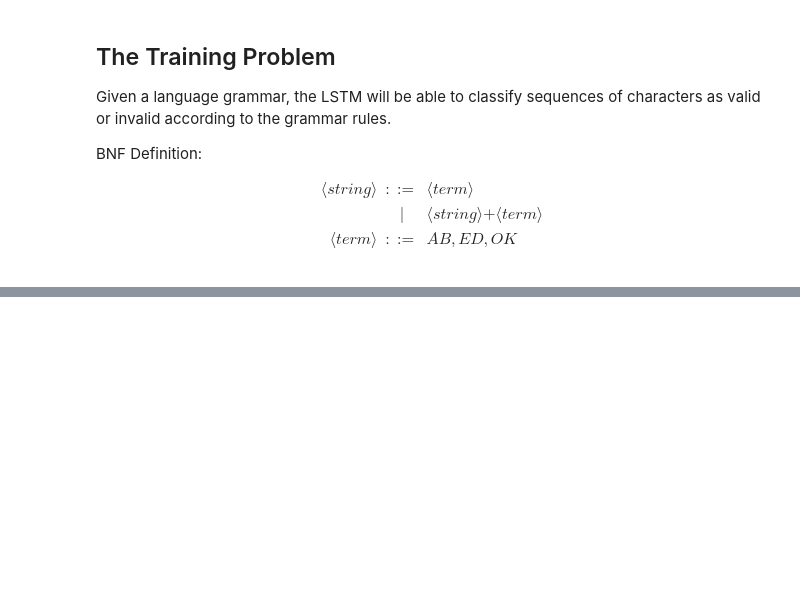
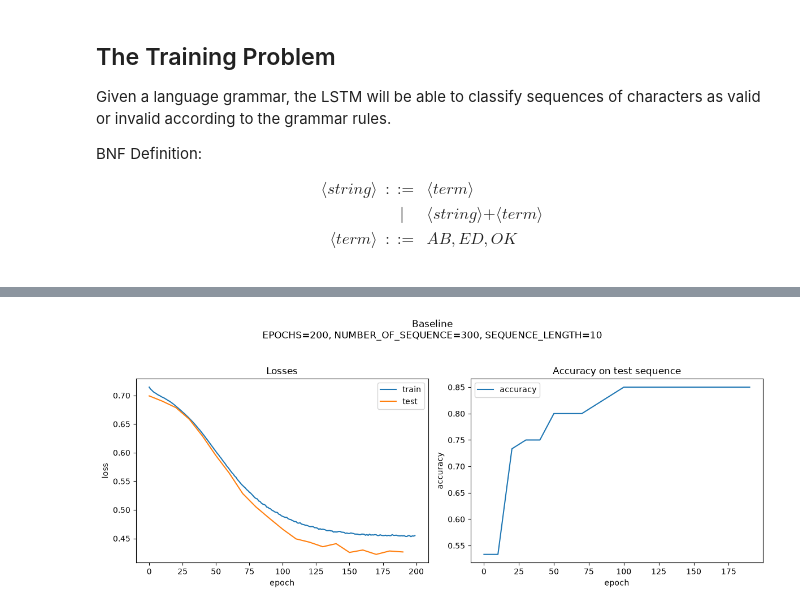
Before and after one commit to cecinuga/thorcino, a Jupyter notebook: examples/recurrent/scaling_law/main.ipynb, the cells around one changed output, grey strips where cells are left out. Drawn from its saved outputs; the diff is of its cells as text; code cells hidden in the pictures; blank space fills up the shorter version.

```diff
--- a/examples/recurrent/scaling_law/main.ipynb
+++ b/examples/recurrent/scaling_law/main.ipynb
@@ -114,0 +137,37 @@ def split_dataset(X: np.ndarray, Y: np.ndarray) -> tuple[np.array, np.array, np.
+# %%
+"""Baseline Hyperparameters configuration"""
+
+EPOCHS = 200
+EVAL_STEP = 10
+SEQUENCE_LENGTH = 10
+NUMBER_OF_SEQUENCE = 300
+# %%
+"""The Baseline Training"""
+
+history = run_experiment(EPOCHS, EVAL_STEP, NUMBER_OF_SEQUENCE, SEQUENCE_LENGTH)
+# %%
+import matplotlib.pyplot as plt
+
+def plot_metrics(title:str, metrics: dict, epochs: int, eval_step: int):
+    fig, (loss_ax, accuracy_ax) = plt.subplots(1, 2, figsize=(12, 5))
+    fig.suptitle(title)
+
+    loss_ax.plot(range(epochs), metrics['train_loss'], label="train")
+    loss_ax.plot(range(0, epochs, eval_step), metrics['eval_loss'], label="test")
+    loss_ax.set_title("Losses")
+    loss_ax.set_xlabel("epoch")
+    loss_ax.set_ylabel("loss")
+    loss_ax.legend()
+
+    accuracy_ax.set_title("Accuracy on test sequence")
+    accuracy_ax.plot(range(0, epochs, eval_step), metrics['accuracy'], label="accuracy")
+    accuracy_ax.set_xlabel("epoch")
+    accuracy_ax.set_ylabel("accuracy")
+    accuracy_ax.legend()
+
+    fig.tight_layout(rect=[0, 0, 1, 0.95])
+    plt.show()
+
+plot_metrics(f"Baseline\nEPOCHS={EPOCHS}, NUMBER_OF_SEQUENCE={NUMBER_OF_SEQUENCE}, SEQUENCE_LENGTH={SEQUENCE_LENGTH}", history, EPOCHS, EVAL_STEP)
+# %% [output]
+[figure, added]
```
Also changed, not shown: parts of 5 cells of this notebook, 2 other files.
